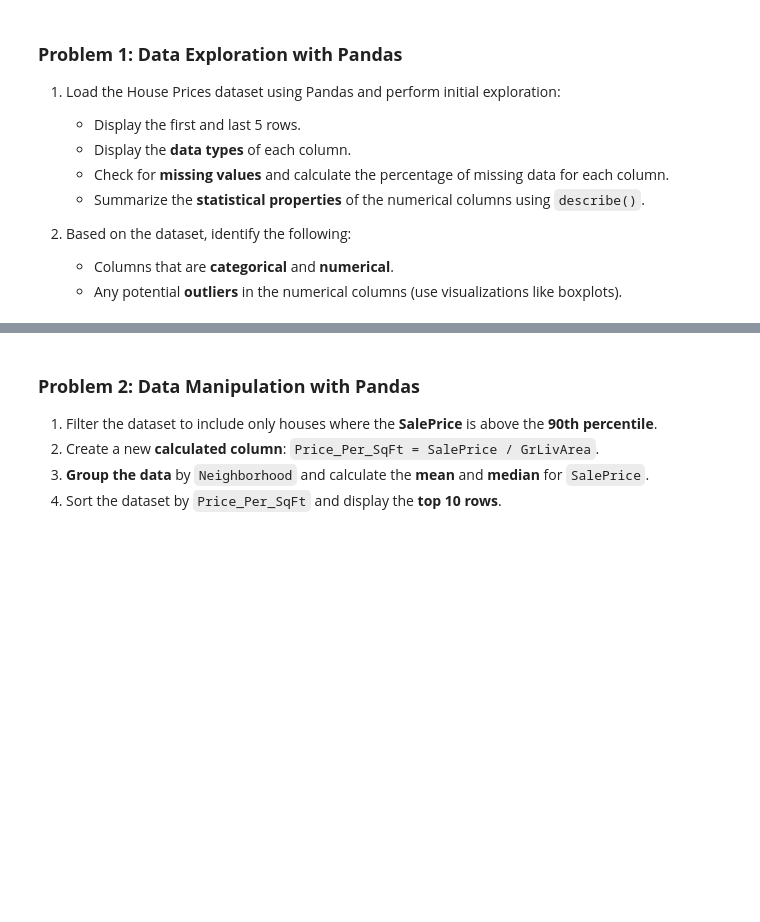
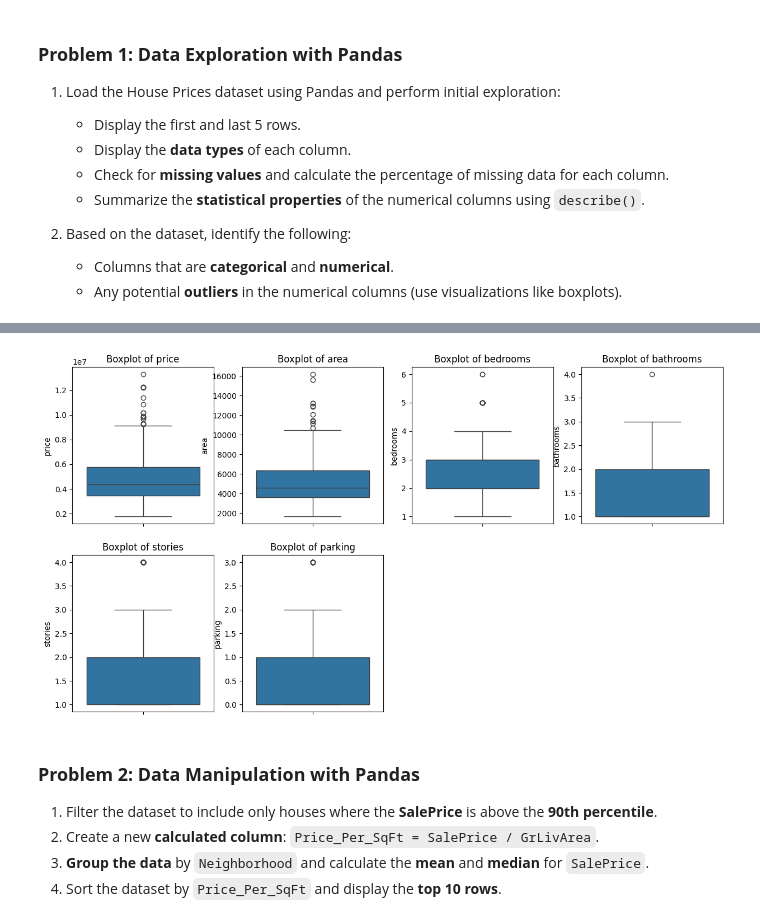
Before and after one commit to Rujanshrestha/DSML-Batch-07, a Jupyter notebook: Assignment/Assignment-07_Aug15.ipynb, the cells around one changed output, grey strips where cells are left out. Saved outputs shown, nothing was run; the diff lists cells and outputs as text; code cells hidden in the pictures; blank space fills up the shorter version.

```diff
--- a/Assignment/Assignment-07_Aug15.ipynb
+++ b/Assignment/Assignment-07_Aug15.ipynb
@@ -167,7 +167,4 @@ The dataset includes 79 explanatory variables that describe aspects of residenti
    - Columns that are **categorical** and **numerical**.
    - Any potential **outliers** in the numerical columns (use visualizations like boxplots).
 # %%
-house_df = pd.read_csv("HousePrices.csv")
-house_df.head()
-house_df.tail()
-house_df.dtypes
+data = pd.read_csv("Housing.csv")
@@ -176,3 +233,16 @@ FileNotFoundError: [Errno 2] No such file or directory: 'HousePrices.csv'
+# %%
+cat_cols = data.select_dtypes('object').columns
+num_cols = data.select_dtypes(['int64','float64']).columns
+# %%
+plt.figure(figsize=(15, 8))
+for i, col in enumerate(num_cols, 1):
+    plt.subplot(2, 4, i)
+    sns.boxplot(y=data[col])
+    plt.title(f'Boxplot of {col}')
+
+plt.show()
+# %% [output]
+[figure, added]
 # %% [markdown]
 ### **Problem 2: Data Manipulation with Pandas**
 1. Filter the dataset to include only houses where the **SalePrice** is above the **90th percentile**.
```
Also changed, not shown: parts of 7 cells of this notebook, 1 other file.
